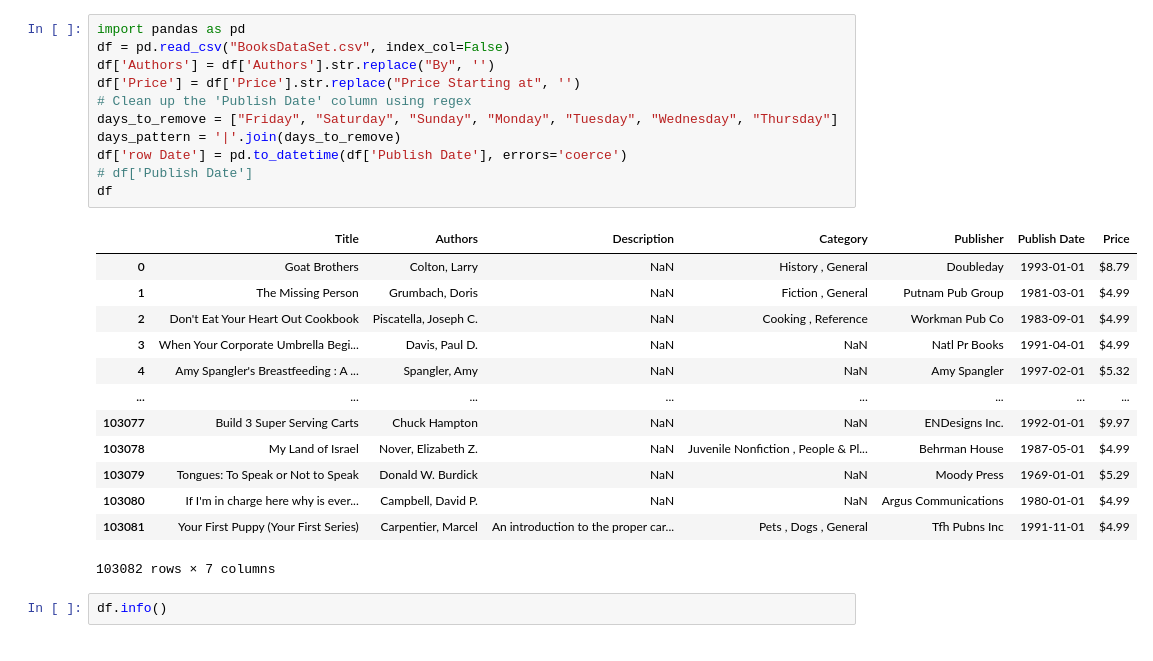
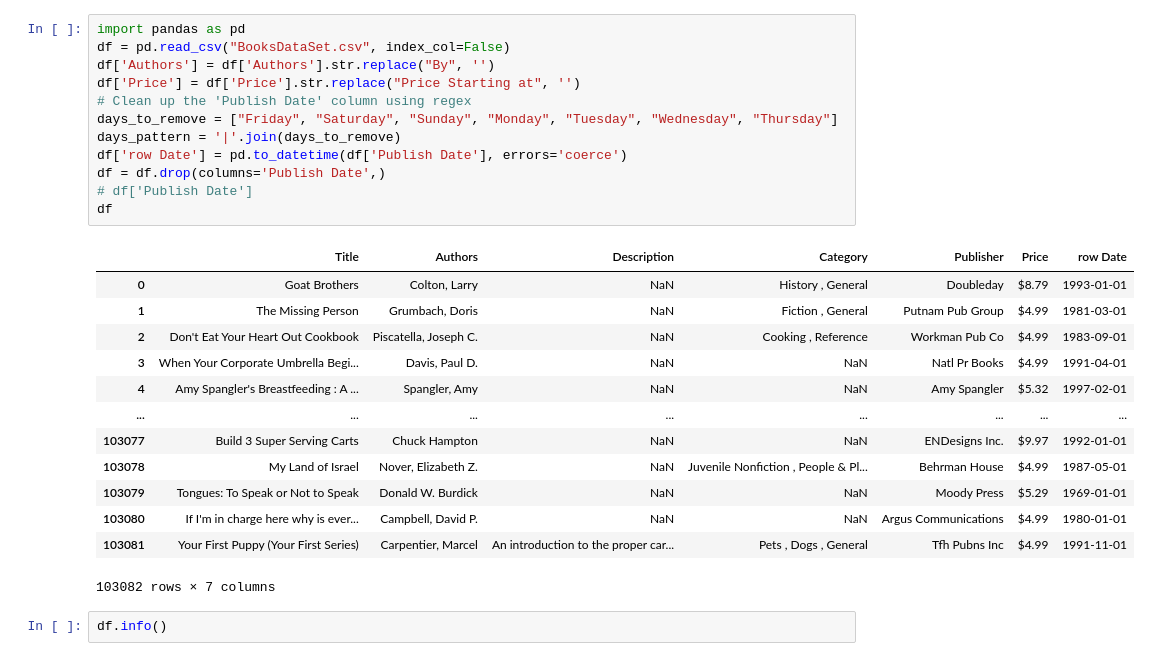
Before and after one commit to RishiKumar156/jupyter_noteBooks, a Jupyter notebook: Pandas_excel.ipynb, the cells around one changed output. Drawn from its saved outputs; the diff is of its cells as text.

```diff
--- a/Pandas_excel.ipynb
+++ b/Pandas_excel.ipynb
@@ -1,27 +1,28 @@
 # %%
 import pandas as pd
 df = pd.read_csv("BooksDataSet.csv", index_col=False)
 df['Authors'] = df['Authors'].str.replace("By", '')
 df['Price'] = df['Price'].str.replace("Price Starting at", '')
 # Clean up the 'Publish Date' column using regex
 days_to_remove = ["Friday", "Saturday", "Sunday", "Monday", "Tuesday", "Wednesday", "Thursday"]
 days_pattern = '|'.join(days_to_remove)
 df['row Date'] = pd.to_datetime(df['Publish Date'], errors='coerce')
+df = df.drop(columns='Publish Date',)
 # df['Publish Date']
 df
 # %% [output]
-|  | Title | Authors | Description | Category | Publisher | Publish Date | Price |
-| 0 | Goat Brothers | Colton, Larry | NaN | History , General | Doubleday | 1993-01-01 | $8.79 |
-| 1 | The Missing Person | Grumbach, Doris | NaN | Fiction , General | Putnam Pub Group | 1981-03-01 | $4.99 |
-| 2 | Don't Eat Your Heart Out Cookbook | Piscatella, Joseph C. | NaN | Cooking , Reference | Workman Pub Co | 1983-09-01 | $4.99 |
-| 3 | When Your Corporate Umbrella Begi... | Davis, Paul D. | NaN | NaN | Natl Pr Books | 1991-04-01 | $4.99 |
-| 4 | Amy Spangler's Breastfeeding : A ... | Spangler, Amy | NaN | NaN | Amy Spangler | 1997-02-01 | $5.32 |
+|  | Title | Authors | Description | Category | Publisher | Price | row Date |
+| 0 | Goat Brothers | Colton, Larry | NaN | History , General | Doubleday | $8.79 | 1993-01-01 |
+| 1 | The Missing Person | Grumbach, Doris | NaN | Fiction , General | Putnam Pub Group | $4.99 | 1981-03-01 |
+| 2 | Don't Eat Your Heart Out Cookbook | Piscatella, Joseph C. | NaN | Cooking , Reference | Workman Pub Co | $4.99 | 1983-09-01 |
+| 3 | When Your Corporate Umbrella Begi... | Davis, Paul D. | NaN | NaN | Natl Pr Books | $4.99 | 1991-04-01 |
+| 4 | Amy Spangler's Breastfeeding : A ... | Spangler, Amy | NaN | NaN | Amy Spangler | $5.32 | 1997-02-01 |
 | ... | ... | ... | ... | ... | ... | ... | ... |
-| 103077 | Build 3 Super Serving Carts | Chuck Hampton | NaN | NaN | ENDesigns Inc. | 1992-01-01 | $9.97 |
-| 103078 | My Land of Israel | Nover, Elizabeth Z. | NaN | Juvenile Nonfiction , People & Pl... | Behrman House | 1987-05-01 | $4.99 |
-| 103079 | Tongues: To Speak or Not to Speak | Donald W. Burdick | NaN | NaN | Moody Press | 1969-01-01 | $5.29 |
-| 103080 | If I'm in charge here why is ever... | Campbell, David P. | NaN | NaN | Argus Communications | 1980-01-01 | $4.99 |
-| 103081 | Your First Puppy (Your First Series) | Carpentier, Marcel | An introduction to the proper car... | Pets , Dogs , General | Tfh Pubns Inc | 1991-11-01 | $4.99 |
+| 103077 | Build 3 Super Serving Carts | Chuck Hampton | NaN | NaN | ENDesigns Inc. | $9.97 | 1992-01-01 |
+| 103078 | My Land of Israel | Nover, Elizabeth Z. | NaN | Juvenile Nonfiction , People & Pl... | Behrman House | $4.99 | 1987-05-01 |
+| 103079 | Tongues: To Speak or Not to Speak | Donald W. Burdick | NaN | NaN | Moody Press | $5.29 | 1969-01-01 |
+| 103080 | If I'm in charge here why is ever... | Campbell, David P. | NaN | NaN | Argus Communications | $4.99 | 1980-01-01 |
+| 103081 | Your First Puppy (Your First Series) | Carpentier, Marcel | An introduction to the proper car... | Pets , Dogs , General | Tfh Pubns Inc | $4.99 | 1991-11-01 |
 103082 rows × 7 columns
 # %%
 df.info()
```
